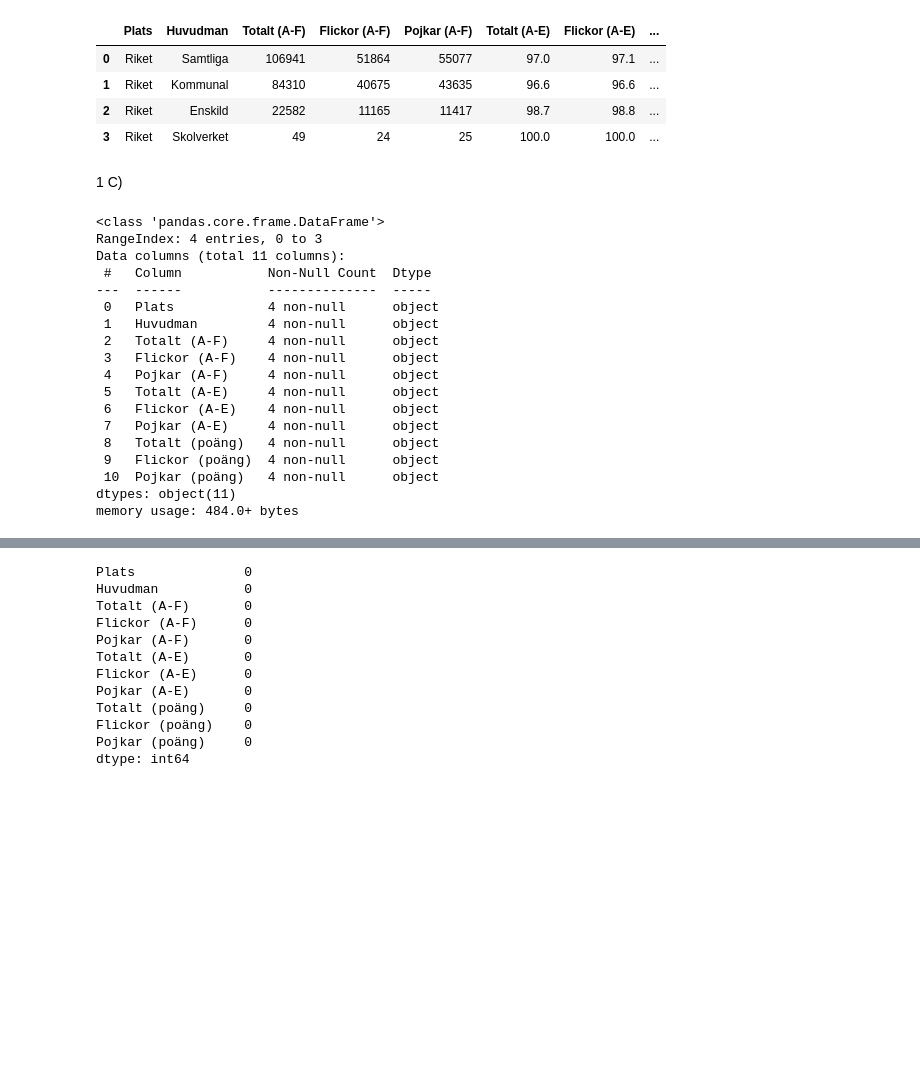
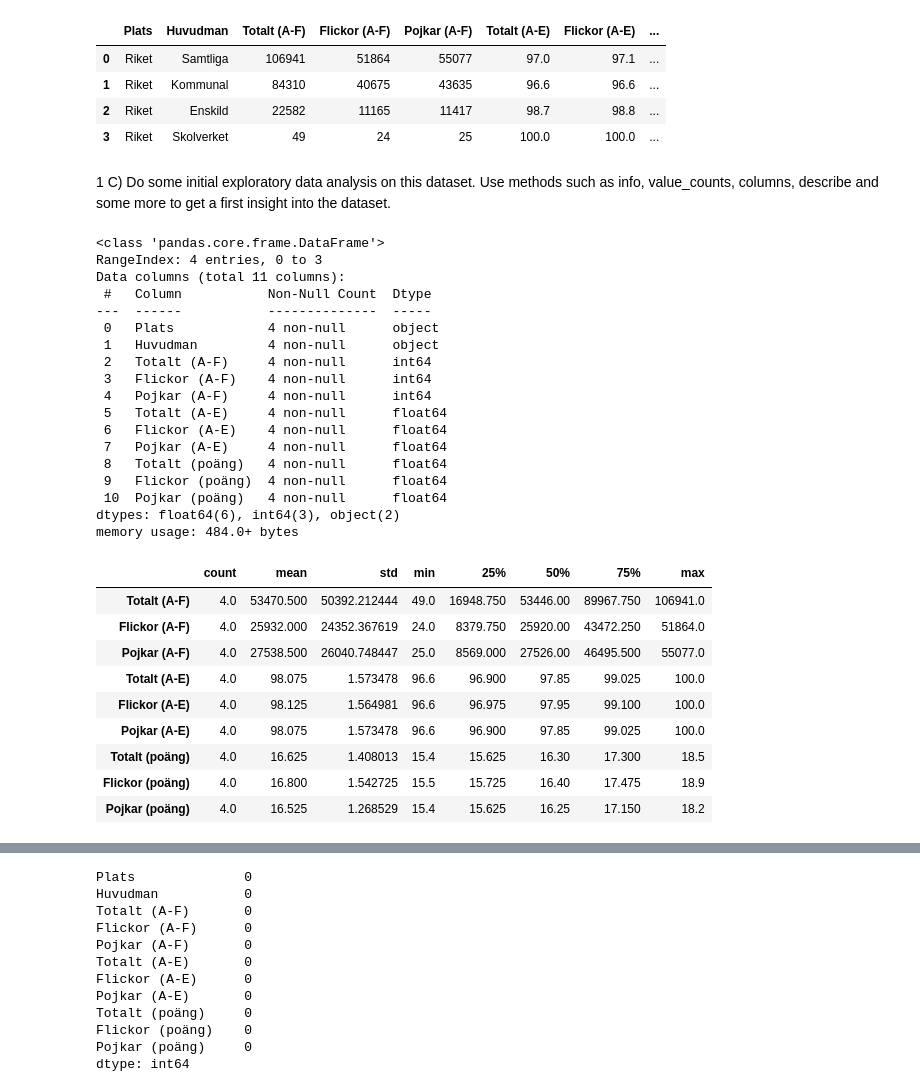
Before and after one commit to erikunevik/data-platforms-development-erikunevik-vt2025, a Jupyter notebook: exercises/1/exercise1_0.ipynb, the cells around one changed output, grey strips where cells are left out. Cells and saved outputs as stored; diff of their text form; code cells hidden in the pictures; blank space fills up the shorter version.

```diff
--- a/exercises/1/exercise1_0.ipynb
+++ b/exercises/1/exercise1_0.ipynb
@@ -120,10 +132,10 @@ df_engelska
 | 1 | Riket | Kommunal | 84310 | 40675 | 43635 | 96.6 | 96.6 | ... |
 | 2 | Riket | Enskild | 22582 | 11165 | 11417 | 98.7 | 98.8 | ... |
 | 3 | Riket | Skolverket | 49 | 24 | 25 | 100.0 | 100.0 | ... |
-# %% [markdown]
-1 C)
+# %% [markdown]
+1 C) Do some initial exploratory data analysis on this dataset. Use methods such as info, value_counts, columns, describe and some more to get a first insight into the dataset.
 # %%
-df_svenska_andra.info()
+df_svenska.info()
 # %% [output]
 <class 'pandas.core.frame.DataFrame'>
 RangeIndex: 4 entries, 0 to 3
@@ -132,14 +144,27 @@ Data columns (total 11 columns):
 ---  ------           --------------  -----
  0   Plats            4 non-null      object
  1   Huvudman         4 non-null      object
- 2   Totalt (A-F)     4 non-null      object
- 3   Flickor (A-F)    4 non-null      object
- 4   Pojkar (A-F)     4 non-null      object
- 5   Totalt (A-E)     4 non-null      object
- 6   Flickor (A-E)    4 non-null      object
- 7   Pojkar (A-E)     4 non-null      object
- 8   Totalt (poäng)   4 non-null      object
- 9   Flickor (poäng)  4 non-null      object
- 10  Pojkar (poäng)   4 non-null      object
-dtypes: object(11)
+ 2   Totalt (A-F)     4 non-null      int64
+ 3   Flickor (A-F)    4 non-null      int64
+ 4   Pojkar (A-F)     4 non-null      int64
+ 5   Totalt (A-E)     4 non-null      float64
+ 6   Flickor (A-E)    4 non-null      float64
+ 7   Pojkar (A-E)     4 non-null      float64
+ 8   Totalt (poäng)   4 non-null      float64
+ 9   Flickor (poäng)  4 non-null      float64
+ 10  Pojkar (poäng)   4 non-null      float64
+dtypes: float64(6), int64(3), object(2)
 memory usage: 484.0+ bytes
+# %%
+df_engelska.describe().transpose()
+# %% [output]
+|  | count | mean | std | min | 25% | 50% | 75% | max |
+| Totalt (A-F) | 4.0 | 53470.500 | 50392.212444 | 49.0 | 16948.750 | 53446.00 | 89967.750 | 106941.0 |
+| Flickor (A-F) | 4.0 | 25932.000 | 24352.367619 | 24.0 | 8379.750 | 25920.00 | 43472.250 | 51864.0 |
+| Pojkar (A-F) | 4.0 | 27538.500 | 26040.748447 | 25.0 | 8569.000 | 27526.00 | 46495.500 | 55077.0 |
+| Totalt (A-E) | 4.0 | 98.075 | 1.573478 | 96.6 | 96.900 | 97.85 | 99.025 | 100.0 |
+| Flickor (A-E) | 4.0 | 98.125 | 1.564981 | 96.6 | 96.975 | 97.95 | 99.100 | 100.0 |
+| Pojkar (A-E) | 4.0 | 98.075 | 1.573478 | 96.6 | 96.900 | 97.85 | 99.025 | 100.0 |
+| Totalt (poäng) | 4.0 | 16.625 | 1.408013 | 15.4 | 15.625 | 16.30 | 17.300 | 18.5 |
+| Flickor (poäng) | 4.0 | 16.800 | 1.542725 | 15.5 | 15.725 | 16.40 | 17.475 | 18.9 |
+| Pojkar (poäng) | 4.0 | 16.525 | 1.268529 | 15.4 | 15.625 | 16.25 | 17.150 | 18.2 |
```
Also changed, not shown: parts of 13 cells of this notebook, 4 other files.
